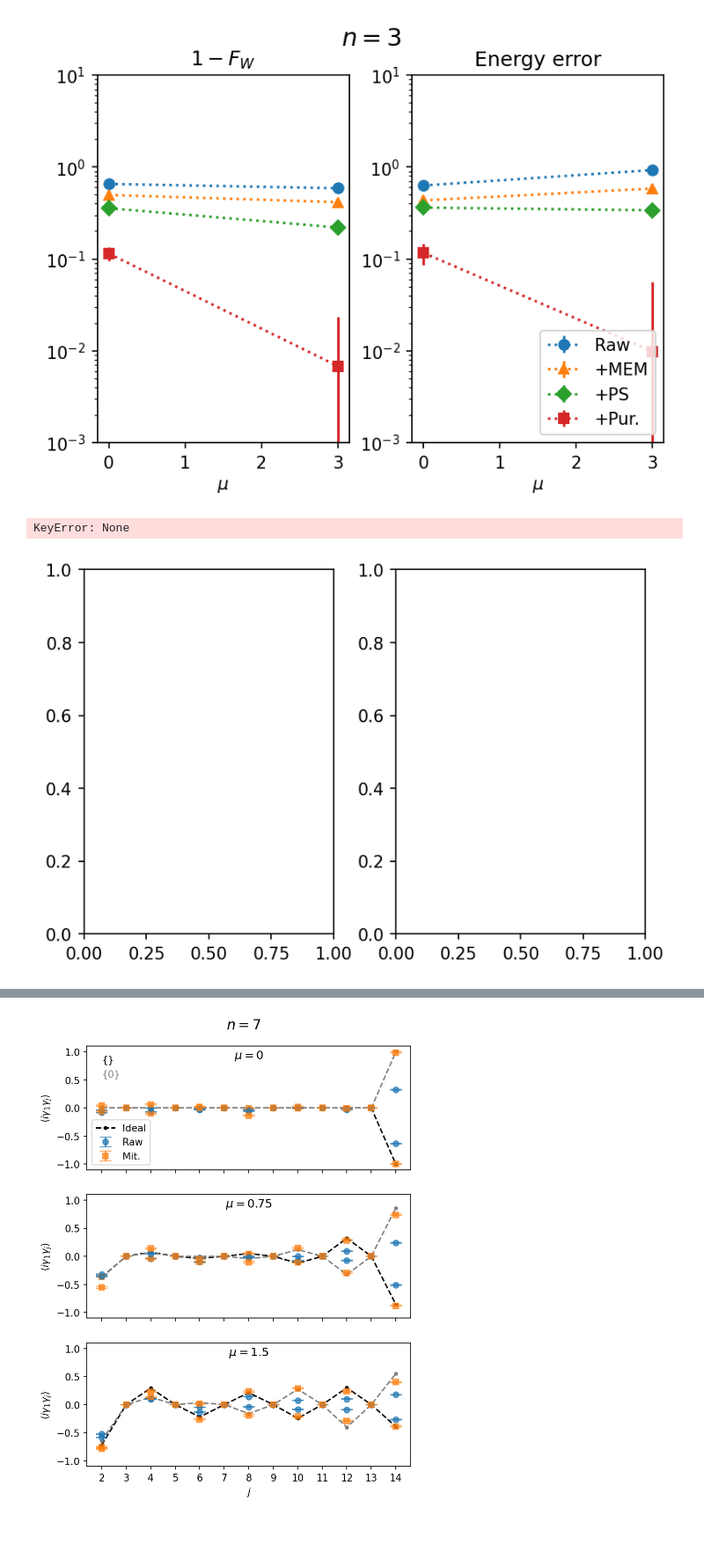
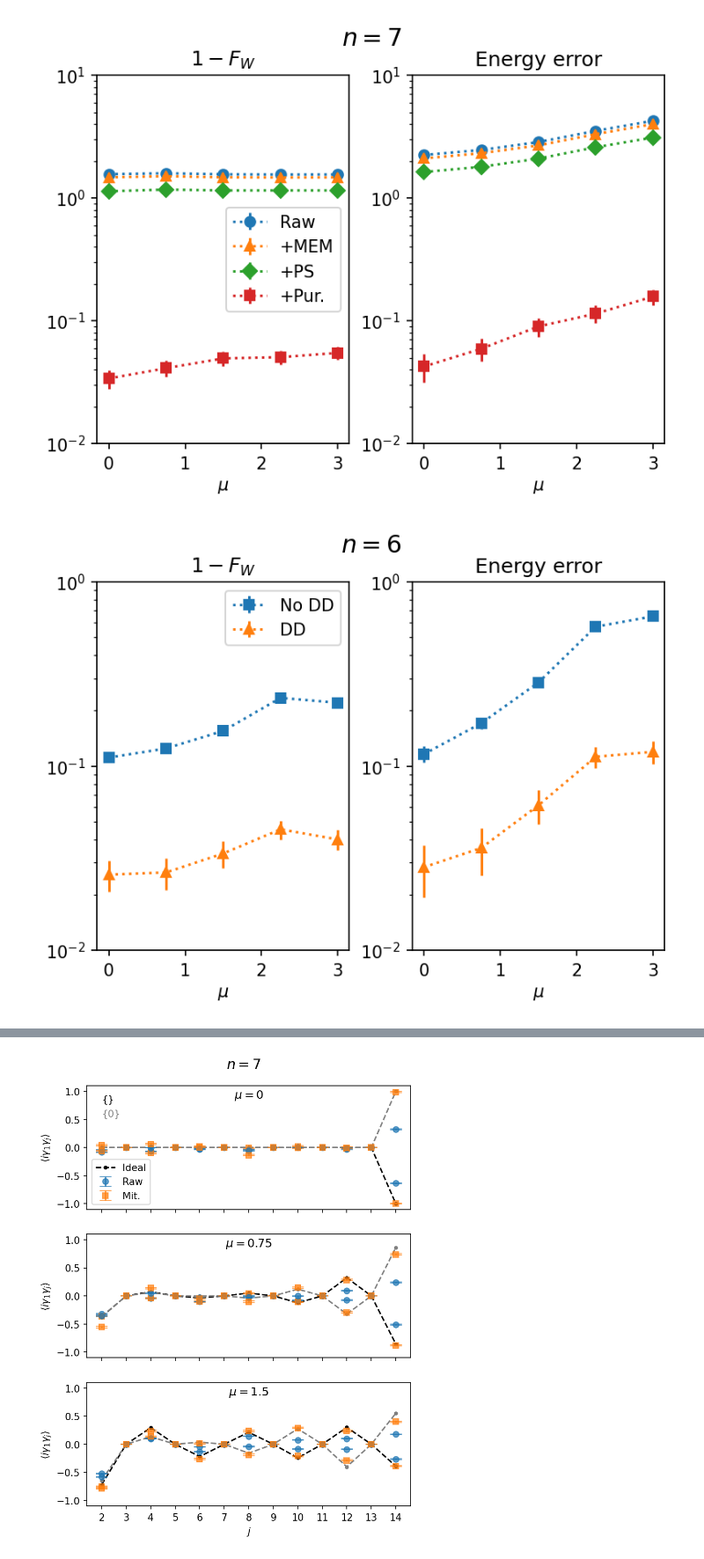
Before and after one commit to qiskit-community/qiskit-research, a Jupyter notebook: docs/mzm_generation/analysis.ipynb, the cells around one changed output, grey strips where cells are left out. Shown at 88% size. Cells and saved outputs as stored; diff of their text form; code cells hidden in the pictures; blank space fills up the shorter version.

Commit message:
mzm: handle pre-pauli twirling analysis

```diff
--- a/docs/mzm_generation/analysis.ipynb
+++ b/docs/mzm_generation/analysis.ipynb
@@ -15,36 +15,8 @@ IBMQ.load_account()
 provider = IBMQ.get_provider(hub="ibm-q-internal", group="deployed", project="default")
 # %%
 # db_experiment_id = '20676939-0b16-4e86-ba4a-b0af9c10b3c0' # 8 qubits guadalupe (ok)
-# db_experiment_id = '960a6482-1a98-4509-96d3-2c46ac35b733' # 7 qubits guadalupe (good, dd only)
+db_experiment_id = '960a6482-1a98-4509-96d3-2c46ac35b733' # 7 qubits guadalupe (good, dd only)
 # db_experiment_id = "4bd5c93f-e6b9-458c-85c6-d3d005ddd9dd"  # 6 qubits guadalupe (good)
-# db_experiment_id = '7d808ce3-3d35-4341-9cee-eca7c021ec46' # 5 qubits guadalupe (good)
-# db_experiment_id = '735128c6-a4a8-4775-b20d-b57ea7019a81' # 5 qubits bogota (good, no dd)
-# db_experiment_id = '05e0018a-3329-4197-ac4f-e1a282107029' # 4 qubits bogota (good, no dd)
-# db_experiment_id = '611f4f2c-67a4-4867-bd95-df60e1b05758' # 3 qubits bogota (good, no dd)
-# db_experiment_id = '1e8c9b77-2dce-4b1e-a528-9e1ee789a6be' # 5 qubits cairo (good)
-# db_experiment_id = 'cd4aa849-347f-4d30-a68d-f0f421584228' # 4 qubits cairo (good, no dd)
-# db_experiment_id = 'bd4879e6-f9ff-4437-abd1-dae894a7acb8' # 3 qubits cairo (good)
-
-# db_experiment_id = '7d45cb87-2e46-4967-9730-a7a319200169' # 6 qubits guadalupe (pauli twirling, dd)
-
-db_experiment_id = 'b6dc3946-e5cd-48f4-906d-f83cbbd8ecef' # 3 qubits quito (pauli twirling, dd)
-# db_experiment_id = 'f5960f67-ed08-498b-850f-86a4dabb36ee' # 6 qubits guadalupe (no pulse scaling)
-# db_experiment_id = '38787fb3-a64d-4e69-9666-5cb458990837' # 6 qubits guadalupe (pulse scaling, dd)
-# db_experiment_id = '9f9d9a2a-b8a6-4854-817f-f9e741fb0f67' # 8 qubits guadalupe (bad, pulse scaling, dd)
-# db_experiment_id = '16f7b863-9e59-49f7-b6f5-3745be39c27e' # 8 qubits guadalupe (bad, pulse scaling, no dd)
-# db_experiment_id = '48c0da5e-aba6-4ef7-ac72-15e082f61f77' # 6 qubits cairo (garbage)
-# db_experiment_id = '6fd8cad4-b113-4eb6-bb01-6ef8b056dfc4' # 6 qubits hanoi (garbage)
-# db_experiment_id = '3f50b5a2-fcc7-47d0-993b-21f6417ca459' # 5 qubits hanoi (bad)
-# db_experiment_id = '93d7c9e8-02b5-4169-ba3c-0238af2470f0' # 6 qubits cairo (bad)
-# db_experiment_id = 'dc229a9a-343a-4cd2-a636-f1cca50b286d' # 5 qubits cairo (bad)
-# db_experiment_id = 'eda7c6d7-fb06-4386-b621-cf9dc0f890d9' # 4 qubits cairo (good) (no mapomatic)
-# db_experiment_id = 'dddb193c-54f2-4021-af74-7a2df9148023' # 4 qubits cairo (bad)
-# db_experiment_id = 'eea9b9f1-2e13-4418-abd5-db2b9300de08' # 6 qubits cairo (garbage)
-# db_experiment_id = '599882a2-4529-4273-ab66-2e1f43245f44' # 6 qubits hanoi (garbage)
-# db_experiment_id = 'f2a20726-1806-47bd-8d11-cee1aceb1c0d' # 4 qubits bogota
-# db_experiment_id = '9f89febc-d9e9-4d60-8bb6-4e93a6b465fa' # 3 qubits lima
-# db_experiment_id = '134978a1-ea17-41b5-9e59-fb3f77bf6f30'  # 3 qubits lima (no dd)
-# db_experiment_id = 'f6637a82-afe1-44bd-adce-188bf0ddd2a6'  # 4 qubits lima (no dd)
 
 # retrieve data
 data = ExperimentData.load(db_experiment_id, provider.service("experiment"))
@@ -62,7 +34,7 @@ print(params.filename)
 # %%
-# load data from local disk
+# # load data from local disk
 
-filename = "2022-04-28T16:09:47.070717_ibmq_quito_n3"
+# filename = "2022-04-28T16:09:47.070717_ibmq_quito_n3"
 
-with open(f"data/{filename}.json") as f:
-    data = json.load(f, cls=ExperimentDecoder)
+# with open(f"data/{filename}.json") as f:
+#     data = json.load(f, cls=ExperimentDecoder)
@@ -163,7 +121,7 @@ ax1.errorbar(
 ax1.set_xlabel(r"$\mu$")
 ax1.set_title(r"$1 - F_W$")
 ax1.set_yscale("log")
-ax1.set_ylim(1e-3, 10)
+ax1.set_ylim(1e-2, 10)
 
 values, stddev = energy_error[dd_sequence]["raw"]
 ax2.errorbar(
@@ -200,8 +158,8 @@ ax2.errorbar(
 ax2.set_xlabel(r"$\mu$")
 ax2.set_title(r"Energy error")
 ax2.set_yscale("log")
-ax2.set_ylim(1e-3, 10)
-ax2.legend(loc='lower right')
+ax2.set_ylim(1e-2, 10)
+ax1.legend(loc='best')
 fig.suptitle(fr"$n = {params.n_modes}$",
              size='x-large',
              # y=0.02
@@ -211,7 +169,7 @@ data.add_figures(fig, "fidelity_witness", overwrite=True)
 plt.savefig(f"{PLOT_DIR}/fidelity_witness_dd-{dd_sequence}_n{params.n_modes}.{filetype}")
 plt.show()
 # %% [output]
-[figure, old version]
+[figure, new version]
 # %%
 # plot fidelity witness and average energy error, dd vs no dd
 
@@ -237,40 +195,39 @@ ax1.errorbar(
 ax1.set_xlabel(r"$\mu$")
 ax1.set_title(r"$1 - F_W$")
 ax1.set_yscale("log")
-ax1.set_ylim(1e-3, 10)
+ax1.set_ylim(1e-2, 1)
 
 values, stddev = energy_error[None]["pur"]
 ax2.errorbar(
     params.chemical_potential_values,
     values,
     yerr=2 * stddev,
     fmt="s:",
     label="No DD",
 )
 values, stddev = energy_error[dd_sequence]["pur"]
 ax2.errorbar(
     params.chemical_potential_values,
     values,
     yerr=2 * stddev,
     fmt="^:",
     label="DD",
 )
 ax2.set_xlabel(r"$\mu$")
 ax2.set_title(r"Energy error")
 ax2.set_yscale("log")
-ax2.set_ylim(1e-3, 10)
-ax2.legend(loc='lower right')
+ax2.set_ylim(1e-2, 1)
+ax1.legend(loc='best')
 fig.suptitle(fr"$n = {params.n_modes}$",
              size='x-large',
              # y=0.02
             )
 
 data.add_figures(fig, "fidelity_witness_dd", overwrite=True)
 plt.savefig(f"{PLOT_DIR}/fidelity_witness_dd_compare_n{params.n_modes}.{filetype}")
 plt.show()
 # %% [output]
-KeyError: None
-[figure, old version]
+[figure, new version]
 # %%
 # plot BdG energies
 fig, ax = plt.subplots(dpi=dpi)
```
Also changed, not shown: parts of 5 cells of this notebook, 2 other files.
